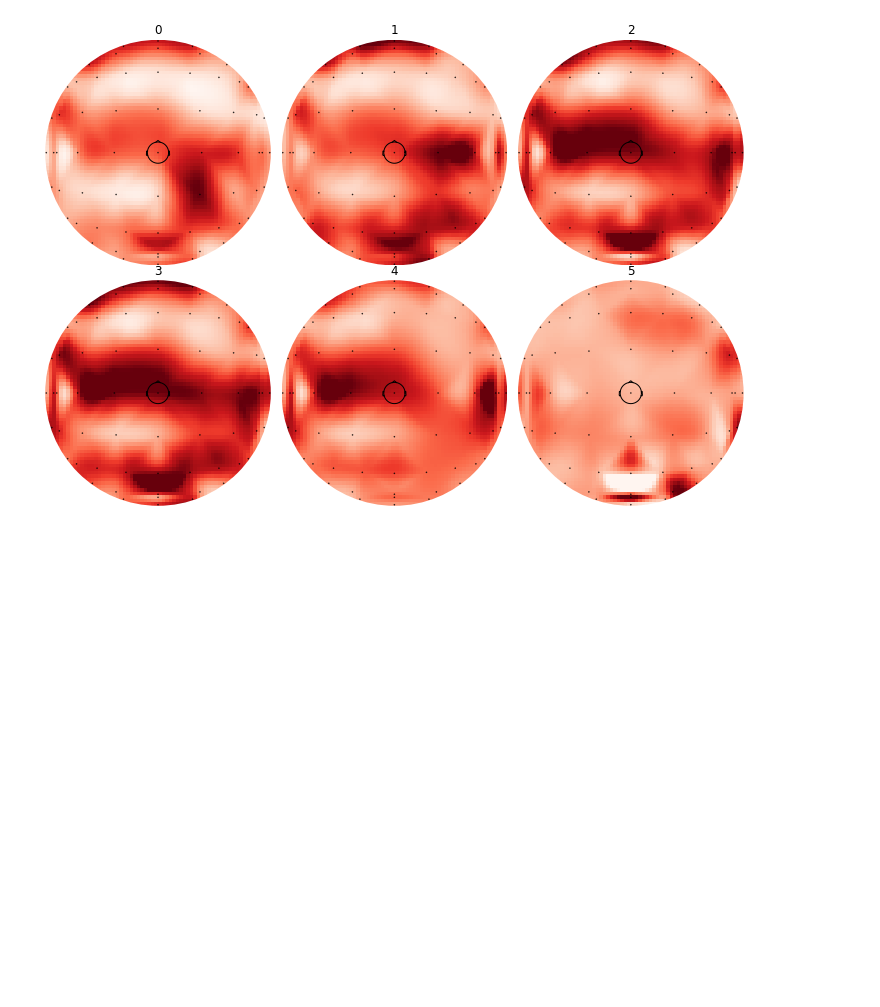
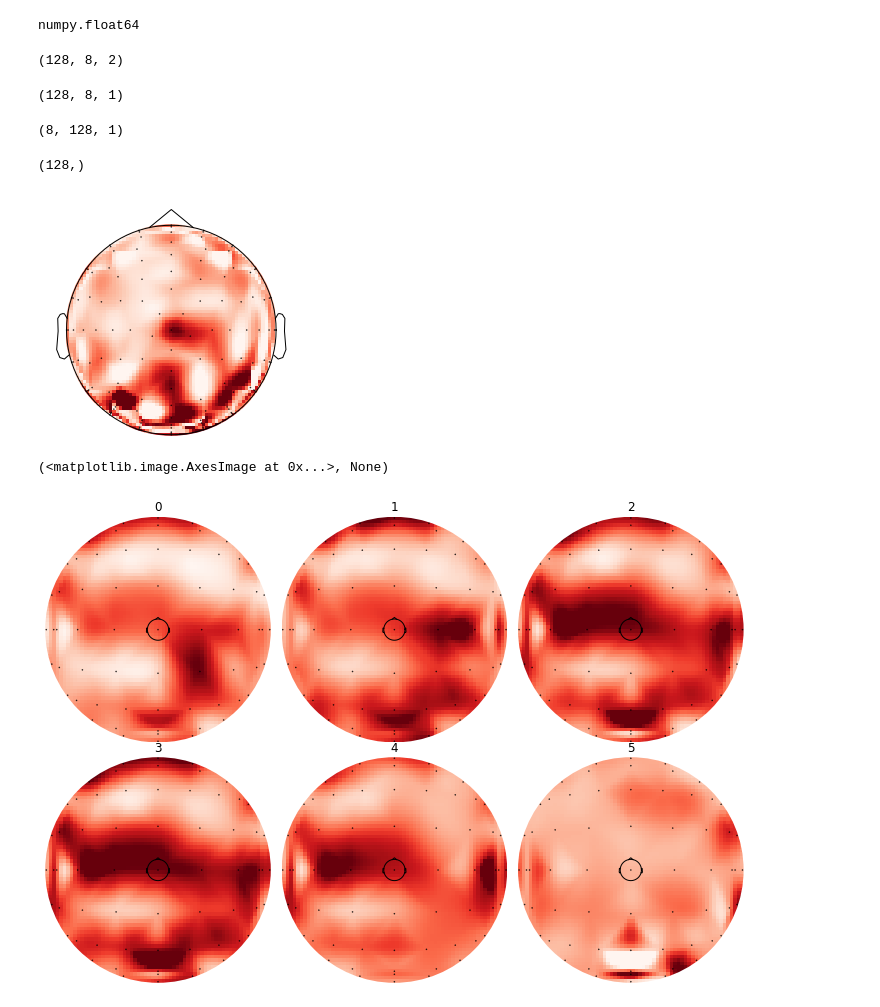
Before and after one commit to capitalallen/eeg-ml, a Jupyter notebook: allen/mne_plot.ipynb, the cells around one changed output. Drawn from its saved outputs; the diff is of its cells as text; code cells hidden in the pictures; blank space fills up the shorter version.

Commit message:
graph

```diff
--- a/allen/mne_plot.ipynb
+++ b/allen/mne_plot.ipynb
@@ -9,3 +12,12 @@ from matplotlib import pyplot as plt
+# %%
+arr = []
+for i in a.keys():
+    arr.append(np.array(a[i][:2]))
+arr = np.array(arr)
+# %%
+type(arr[0][0])
+# %% [output]
+numpy.float64
 # %%
 dp = Data_prepare()
 
@@ -13,6 +25,29 @@ m_file = "./raw_data/Emotrans1_Boy_data_preprocessed_42.mat"
 f_file = "./raw_data/Emotrans1_girl_data_preprocessed_42.mat"
 # index = [11,18,36]
 df = dp.combine_male_female(m_file,f_file)
+# %%
+temp = df[0][0][0][0]
+print(temp.shape)
+temp = np.delete(temp,0,2)
+temp.shape
+# %% [output]
+(128, 8, 2)
+(128, 8, 1)
+# %%
+temp = temp.reshape(8,128,1)
+temp.shape
+# %% [output]
+(8, 128, 1)
+# %%
+channel = temp[0].reshape(128,)
+channel.shape
+# %% [output]
+(128,)
+# %%
+mne.viz.plot_topomap(channel, arr, show=False, contours=0, image_interp="nearest")
+# %% [output]
+[figure, added]
+(<matplotlib.image.AxesImage at 0x...>, None)
 # %%
 def get_electrode_positions():
     """
```
Also changed, not shown: parts of 1 cell of this notebook, 2 other files.
